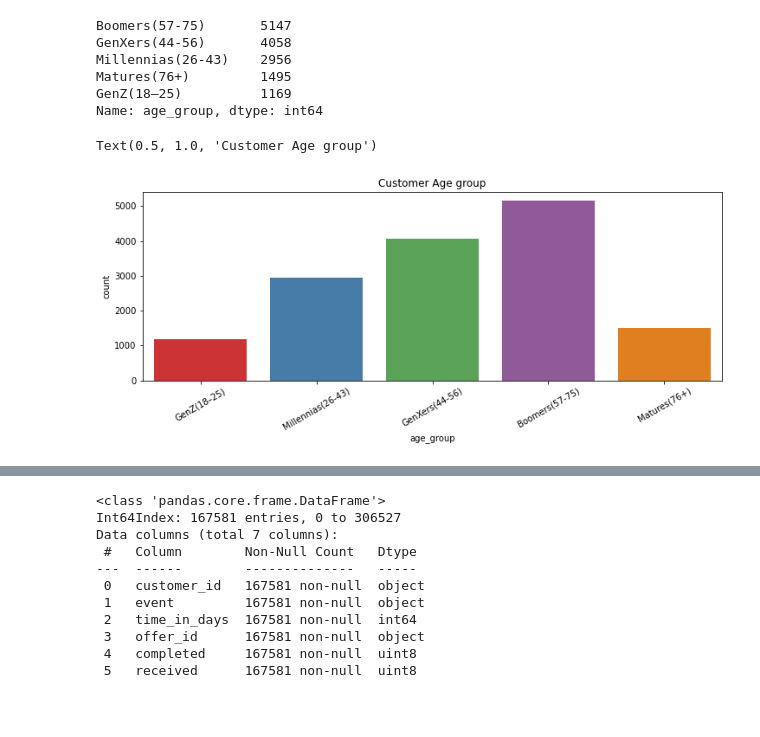
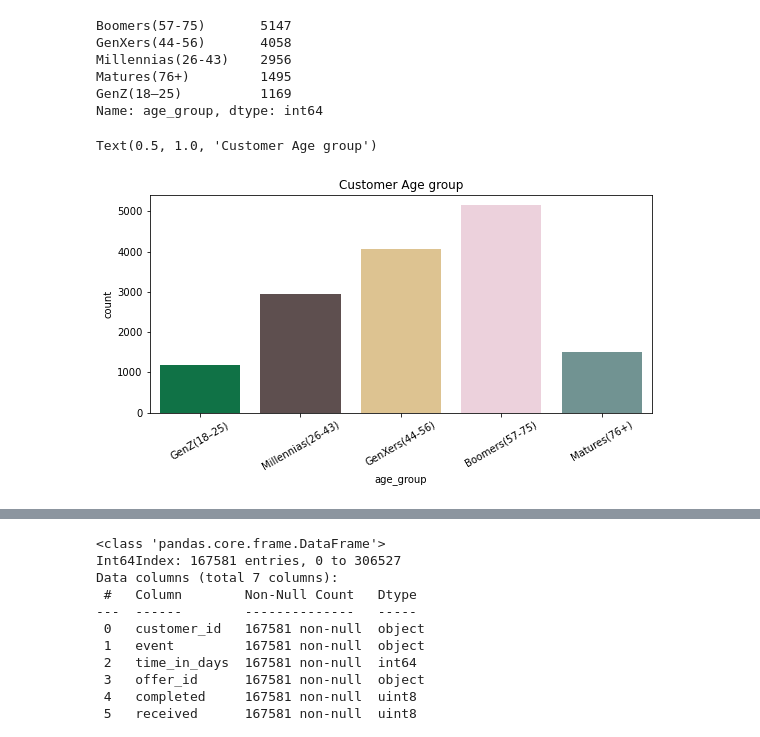
Before and after one commit to Arjunar92/Starbucks_Customer_Segmentation_Project, a Jupyter notebook: Starbucks_Capstone_Data_Exploration.ipynb, the cells around one changed output, grey strips where cells are left out. Saved outputs shown, nothing was run; the diff lists cells and outputs as text; code cells hidden in the pictures; blank space fills up the shorter version.

```diff
--- a/Starbucks_Capstone_Data_Exploration.ipynb
+++ b/Starbucks_Capstone_Data_Exploration.ipynb
@@ -207,4 +216,5 @@ profile.describe()
 
 plt.figure(figsize=[6,1])
 sns.boxplot(data=profile, x='age')
+sns.set_palette(sns.color_palette(starbucks,1))
 # %% [output]
@@ -425,7 +415,7 @@ def clean_profile(profile = profile):
 
     #rename profile columns
     new_col_profile = {'id':'customer_id' , 'income':'customer_income'}
-    profile = rename_cols(profile, new_col_profile )
+    profile  = profile.rename(columns= new_col_profile )
 
     #Removed those with no income data
     profile = profile[profile['customer_income'].notnull()]
@@ -452,10 +442,10 @@ def clean_profile(profile = profile):
 
 
     #Group the Salary ranges
-    sal_labels = ['Under $25K',' $25,000 - $49,999','$50,000 - $74,999','$75,000 - $99,999', '$100K']
+    sal_labels = ['Under $50K','$(50,000-74,999)','$(75,000-99,999)', '$100K+']
 
     profile['customer_income_range'] = pd.cut(profile['customer_income'],
-                                                      bins=[1, 25000, 49999, 74999, 99999, 150000] ,
+                                                      bins=[1, 49999, 74999, 99999, 150000] ,
                                   labels=sal_labels, include_lowest=True)
     # Encode for Age ranges
     salrange_df = pd.get_dummies(profile['customer_income_range'])
@@ -476,17 +466,9 @@ def clean_profile(profile = profile):
                          agerange_df,salrange_df,
                          membership_year_df], axis=1)
 
+    profile_df = profile[['customer_id', 'gender', 'age', 'age_group', 'customer_income','customer_income_range',
+ 'became_member_on', 'membership_year','F','M','O','GenZ(18–25)','Millennias(26-43)',
+'GenXers(44-56)',  'Boomers(57-75)','Matures(76+)','Under $50K','$(50,000-74,999)','$(75,000-99,999)', '$100K+',
+                          2013, 2014,2015,2016,2017,2018]]
 
-    # Drop depcreated columns
-    profile_da = profile[['customer_id', 'gender','age',
-            'age_group','customer_income','customer_income_range',
-            'became_member_on','membership_year']]
-
-    profile_m = profile[['customer_id','F','M','O',
-            'GenZ(18–25)','Millennias(26-43)','GenXers(44-56)',
-            'Boomers(57-75)','Matures(76+)',
-            '$50,000 - $74,999','$75,000 - $99,999','$100K',
-            2013, 2014, 2015, 2016, 2017, 2018]]
-
-    return profile_da , profile_m
-profile_df, profile_m = clean_profile(profile)
+    return profile_df
@@ -498,0 +475,4 @@ Index(['customer_id', 'gender', 'age', 'age_group', 'customer_income',
+# %%
+profile_df = clean_profile(profile = profile)
+
+profile_df
@@ -672,7 +927,7 @@ memory usage: 840.1+ KB
 None
 # %%
 # Age Distributiobn:Histogram
-sns.set_palette(sns.color_palette('rocket',1))
+sns.set_palette(sns.color_palette(starbucks,1))
 profile_df['age'].hist(bins=10)
 
 plt.title('Age Distribution')
@@ -708,12 +963,12 @@ GenZ(18–25)          1169
 Name: age_group, dtype: int64
 # %%
 #Group the age ranges
-sns.set_palette(sns.color_palette('Set1',5))
-fig = plt.figure(figsize = (12,4))
+sns.set_palette(sns.color_palette(starbucks,5))
+fig = plt.figure(figsize = (9,4))
 sns.countplot(x='age_group',data=profile_df)
 plt.xticks(rotation=30)
 plt.title('Customer Age group')
 # %% [output]
 Text(0.5, 1.0, 'Customer Age group')
-[figure, old version]
+[figure, new version]
 # %%
```
Also changed, not shown: parts of 113 cells of this notebook, 1 other file.
